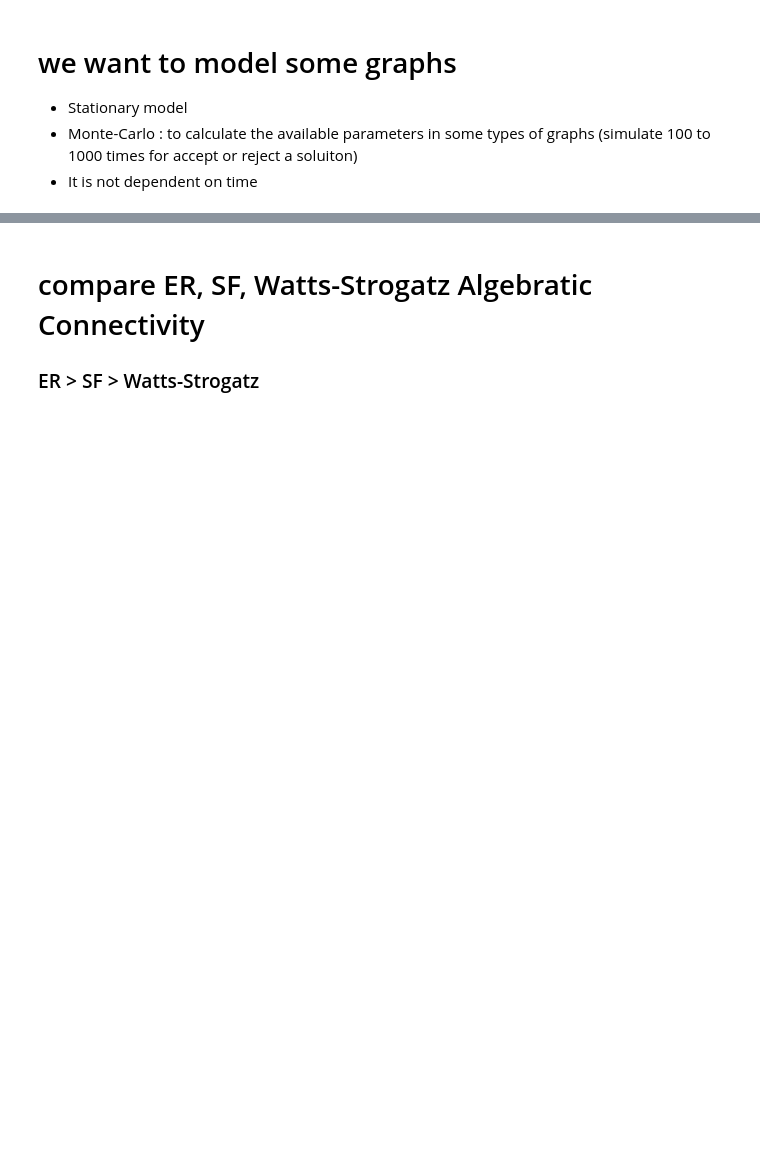
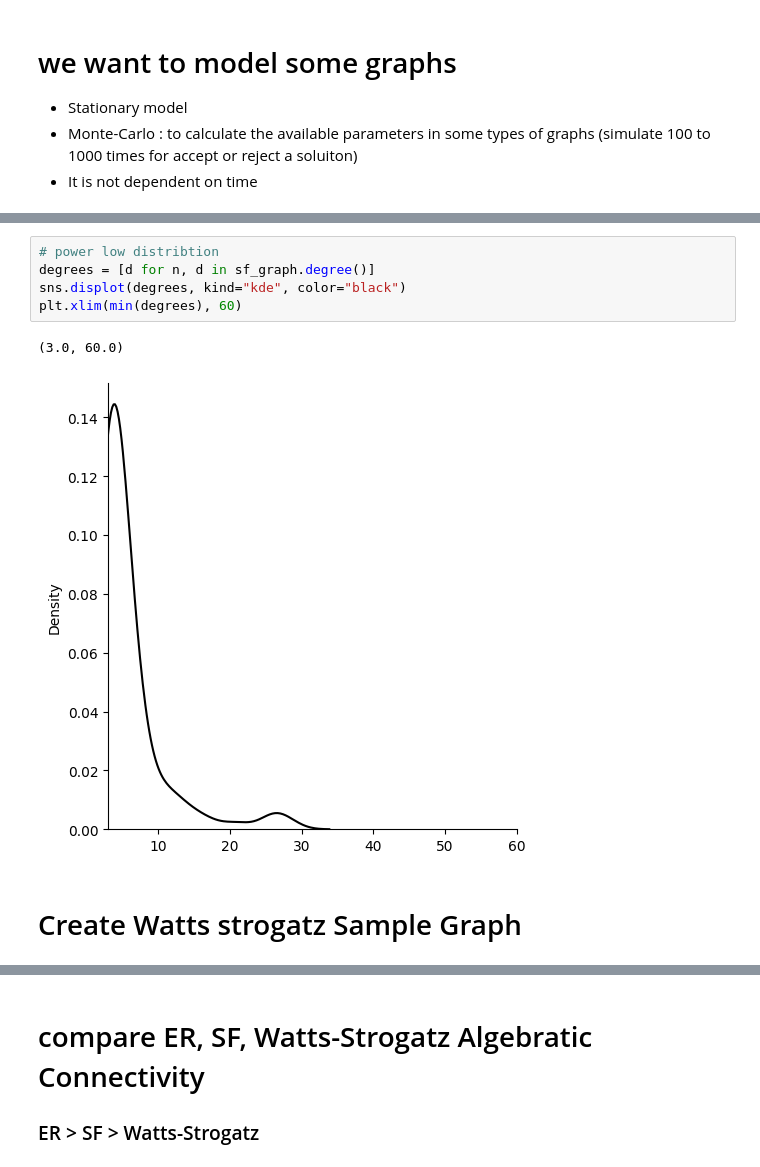
Before and after one commit to MSaeed1381/Simulation_Final_Project, a Jupyter notebook: part1.ipynb, the cells around one changed output, grey strips where cells are left out. Saved outputs shown, nothing was run; the diff lists cells and outputs as text; blank space fills up the shorter version.

```diff
--- a/part1.ipynb
+++ b/part1.ipynb
@@ -85,3 +127,13 @@ mean 27.66
+# %%
+# power low distribtion
+degrees = [d for n, d in sf_graph.degree()]
+sns.displot(degrees, kind="kde", color="black")
+plt.xlim(min(degrees), 60)
+# %% [output]
+(3.0, 60.0)
+[figure, added]
+# %% [markdown]
+# Create Watts strogatz Sample Graph
 # %%
 n = 100
 k = 50
```
Also changed, not shown: parts of 40 cells of this notebook, 5 other files.
